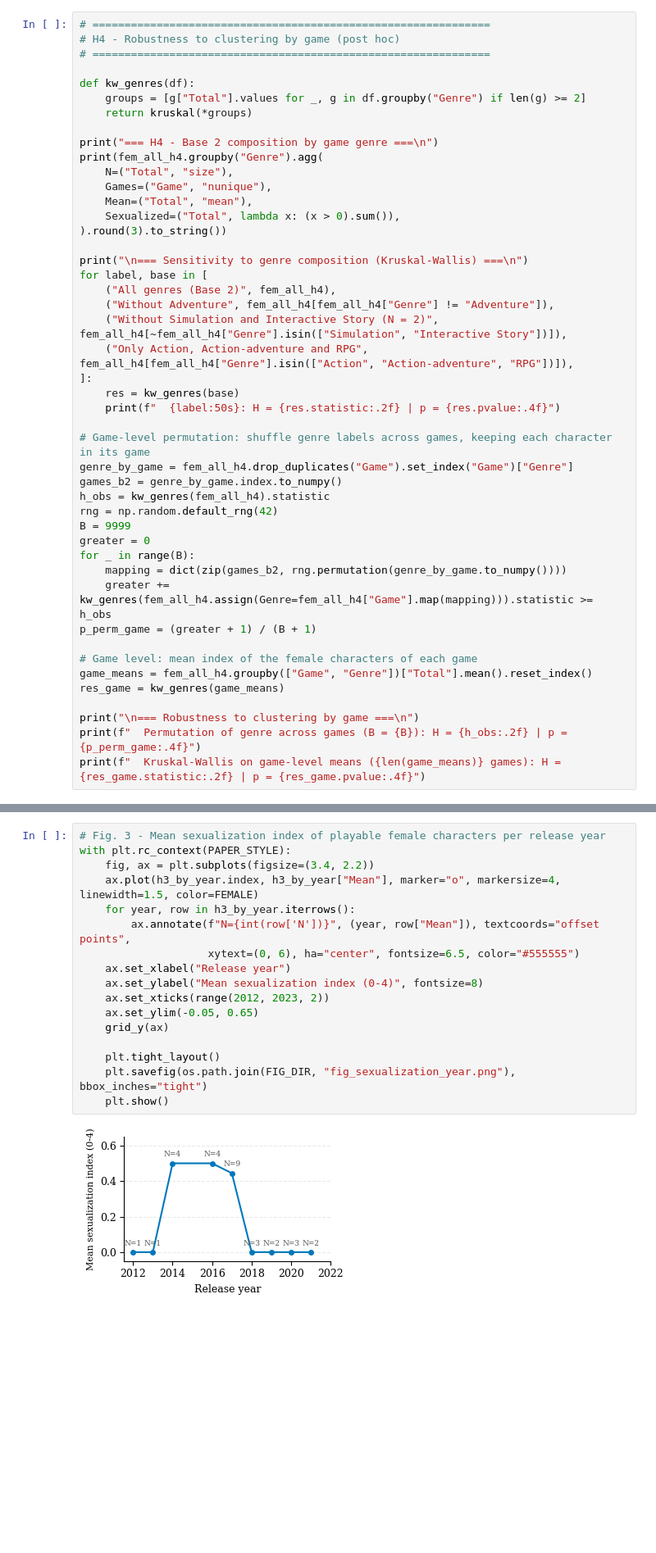
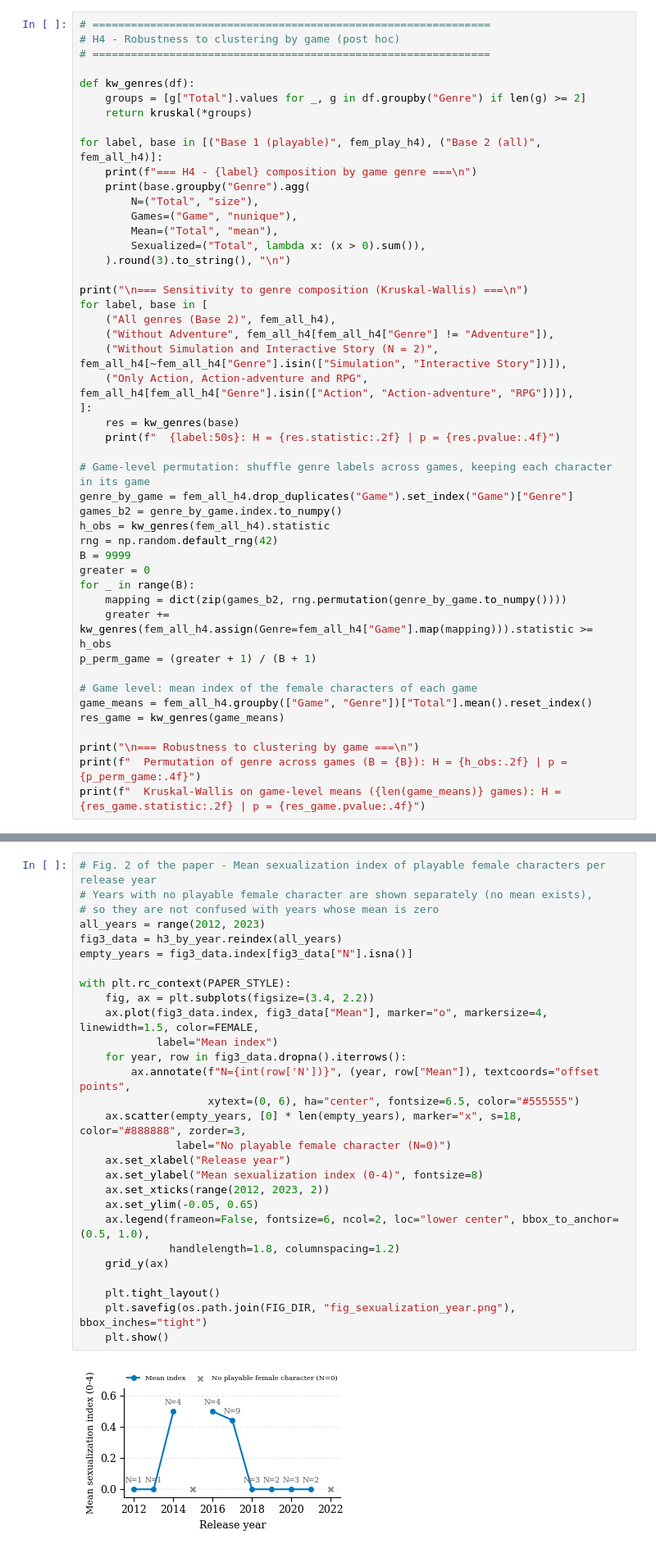
Before and after one commit to marinaladeira/female-characters-aaa-games-2012-2022, a Jupyter notebook: notebooks/02_data_analysis.ipynb, the cells around one changed output, grey strips where cells are left out. Shown at 82% size. Cells and saved outputs as stored; diff of their text form; blank space fills up the shorter version.

```diff
--- a/notebooks/02_data_analysis.ipynb
+++ b/notebooks/02_data_analysis.ipynb
@@ -1307,13 +1712,14 @@ def kw_genres(df):
     groups = [g["Total"].values for _, g in df.groupby("Genre") if len(g) >= 2]
     return kruskal(*groups)
 
-print("=== H4 - Base 2 composition by game genre ===\n")
-print(fem_all_h4.groupby("Genre").agg(
-    N=("Total", "size"),
-    Games=("Game", "nunique"),
-    Mean=("Total", "mean"),
-    Sexualized=("Total", lambda x: (x > 0).sum()),
-).round(3).to_string())
+for label, base in [("Base 1 (playable)", fem_play_h4), ("Base 2 (all)", fem_all_h4)]:
+    print(f"=== H4 - {label} composition by game genre ===\n")
+    print(base.groupby("Genre").agg(
+        N=("Total", "size"),
+        Games=("Game", "nunique"),
+        Mean=("Total", "mean"),
+        Sexualized=("Total", lambda x: (x > 0).sum()),
+    ).round(3).to_string(), "\n")
 
 print("\n=== Sensitivity to genre composition (Kruskal-Wallis) ===\n")
 for label, base in [
@@ -1738,21 +2251,32 @@ with plt.rc_context(PAPER_STYLE):
 # %% [output]
 [figure]
 # %%
-# Fig. 3 - Mean sexualization index of playable female characters per release year
+# Fig. 2 of the paper - Mean sexualization index of playable female characters per release year
+# Years with no playable female character are shown separately (no mean exists),
+# so they are not confused with years whose mean is zero
+all_years = range(2012, 2023)
+fig3_data = h3_by_year.reindex(all_years)
+empty_years = fig3_data.index[fig3_data["N"].isna()]
+
 with plt.rc_context(PAPER_STYLE):
     fig, ax = plt.subplots(figsize=(3.4, 2.2))
-    ax.plot(h3_by_year.index, h3_by_year["Mean"], marker="o", markersize=4, linewidth=1.5, color=FEMALE)
-    for year, row in h3_by_year.iterrows():
+    ax.plot(fig3_data.index, fig3_data["Mean"], marker="o", markersize=4, linewidth=1.5, color=FEMALE,
+            label="Mean index")
+    for year, row in fig3_data.dropna().iterrows():
         ax.annotate(f"N={int(row['N'])}", (year, row["Mean"]), textcoords="offset points",
                     xytext=(0, 6), ha="center", fontsize=6.5, color="#555555")
+    ax.scatter(empty_years, [0] * len(empty_years), marker="x", s=18, color="#888888", zorder=3,
+               label="No playable female character (N=0)")
     ax.set_xlabel("Release year")
     ax.set_ylabel("Mean sexualization index (0-4)", fontsize=8)
     ax.set_xticks(range(2012, 2023, 2))
     ax.set_ylim(-0.05, 0.65)
+    ax.legend(frameon=False, fontsize=6, ncol=2, loc="lower center", bbox_to_anchor=(0.5, 1.0),
+              handlelength=1.8, columnspacing=1.2)
     grid_y(ax)
 
     plt.tight_layout()
     plt.savefig(os.path.join(FIG_DIR, "fig_sexualization_year.png"), bbox_inches="tight")
     plt.show()
 # %% [output]
-[figure, old version]
+[figure, new version]
```
Also changed, not shown: parts of 35 cells of this notebook, 7 other files.
